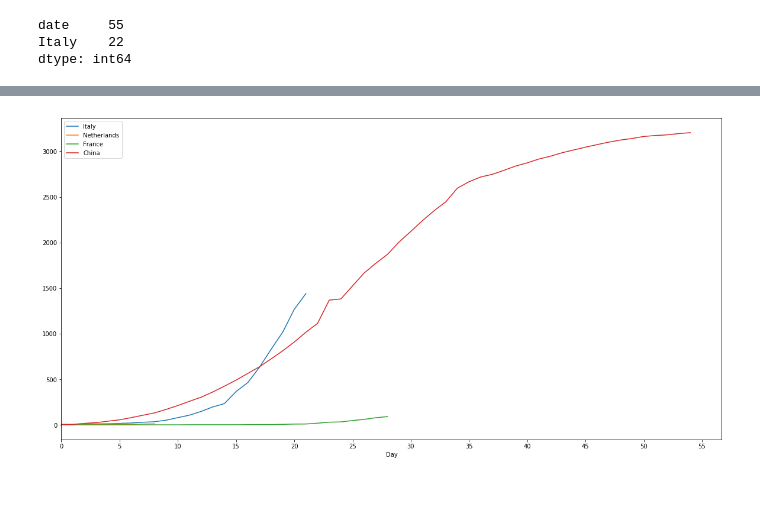
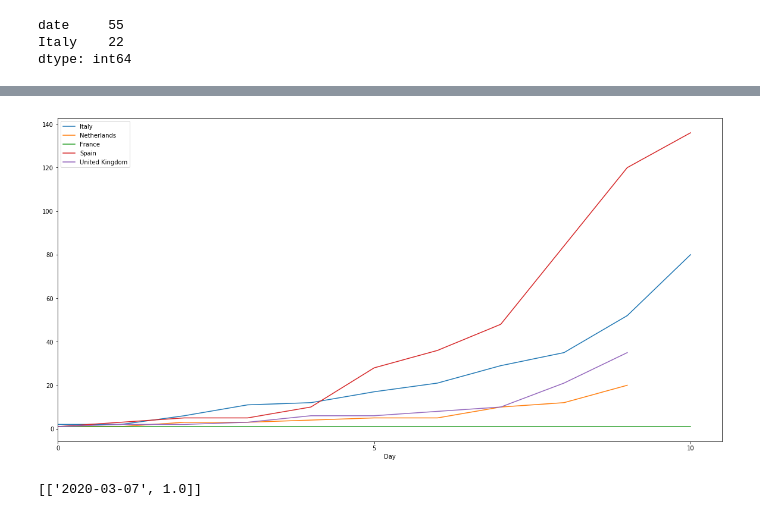
Before and after one commit to gcatanese/Corona-Virus-WHO-Data, a Jupyter notebook: jupyter/notebook1.ipynb, the cells around one changed output, grey strips where cells are left out. Drawn from its saved outputs; the diff is of its cells as text; code cells hidden in the pictures; blank space fills up the shorter version.

Commit message:
Update data and plot first 10 days

```diff
--- a/jupyter/notebook1.ipynb
+++ b/jupyter/notebook1.ipynb
@@ -59,9 +120,7 @@ France    29
 dtype: int64
 # %%
-# CHI by day
-chi_data = df[['date', 'China']]
-chi_data_by_day = chi_data.pivot_table(index=['date'], values=['China'])
-chi_data_by_day = chi_data
-chi_data_by_day.count()
-#fr_data
+# ES by day
+es_data = df[['date', 'Spain']]
+es_data_by_day = es_data.pivot_table(index=['date'], values=['Spain']).head(N)
+es_data_by_day.count()
 # %% [output]
@@ -91,7 +129,6 @@ plt.show()
 # %%
-# IT by day
-it_data_by_day = it_data.pivot_table(index=['date'], values=['Italy'])
-it_data_by_day.count()
-
-#it_data
+# UK by day
+uk_data = df[['date', 'United Kingdom']]
+uk_data_by_day = uk_data.pivot_table(index=['date'], values=['United Kingdom']).head(N)
+uk_data_by_day.count()
 # %% [output]
@@ -99,6 +136 @@ Italy    22
 dtype: int64
-# %%
-# NL by day
-nl_data = df[['date', 'Netherlands']]
-nl_data_by_day = nl_data.pivot_table(index=['date'], values=['Netherlands'])
-nl_data_by_day.count()
@@ -108,6 +136,0 @@ dtype: int64
-# %%
-# FR by day
-fr_data = df[['date', 'France']]
-fr_data_by_day = fr_data.pivot_table(index=['date'], values=['France'])
-fr_data_by_day.count()
-#fr_data
@@ -125,20 +145,36 @@ dtype: int64
 # %%
 import matplotlib.dates as mdates
 from matplotlib.ticker import (MultipleLocator, FormatStrFormatter,
                                AutoMinorLocator)
 
 
 ax = it_data_by_day.plot(figsize=(20,10))
 nl_data_by_day.plot(ax=ax)
 fr_data_by_day.plot(ax=ax)
-chi_data_by_day.plot(ax=ax)
+#chi_data_by_day.plot(ax=ax)
+es_data_by_day.plot(ax=ax)
+uk_data_by_day.plot(ax=ax)
+
 
 ax.set_xlabel('Day')
 
 ax.xaxis.set_major_locator(MultipleLocator(5))
 ax.xaxis.set_major_formatter(FormatStrFormatter('%d'))
 ax.set_xlim(left=0)
 
 plt.show()
 # %% [output]
-[figure, old version]
+[figure, new version]
+# %%
+# First observation NL
+nl_first_obs = df[['date', 'Netherlands']].sort_values(by=['Netherlands']).head(1)
+it_first_obs = df[['date', 'Italy']].sort_values(by=['Italy']).head(1)
+fr_first_obs = df[['date', 'France']].sort_values(by=['France']).head(20)
+uk_first_obs = df[['date', 'United Kingdom']].sort_values(by=['United Kingdom']).head(1)
+es_first_obs = df[['date', 'Spain']].sort_values(by=['Spain']).head(1)
+
+nl_first_obs.values.tolist()
+
+#df[['date', 'Netherlands']].sort_values(by=['Netherlands']).head(1)
+# %% [output]
+[['2020-03-07', 1.0]]
```
Also changed, not shown: parts of 16 cells of this notebook, 1 other file.
